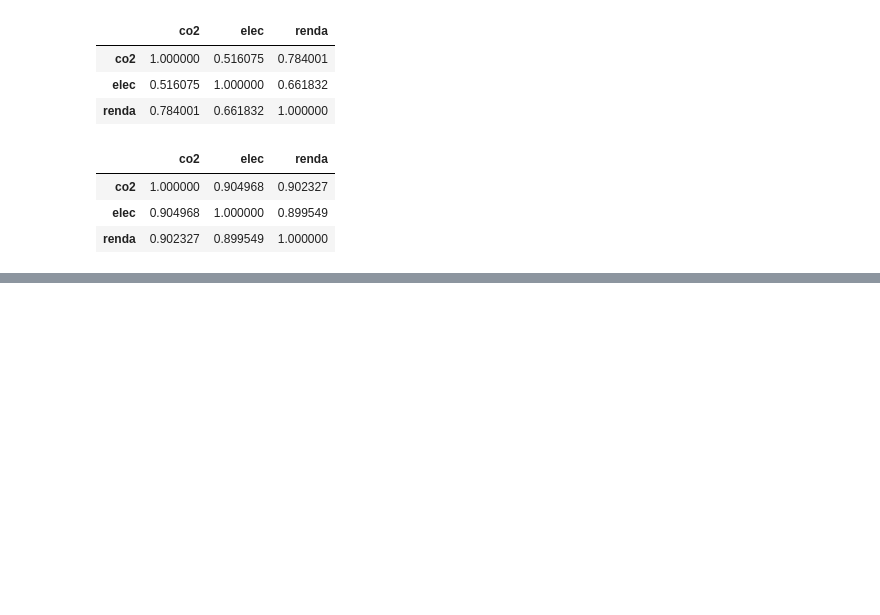
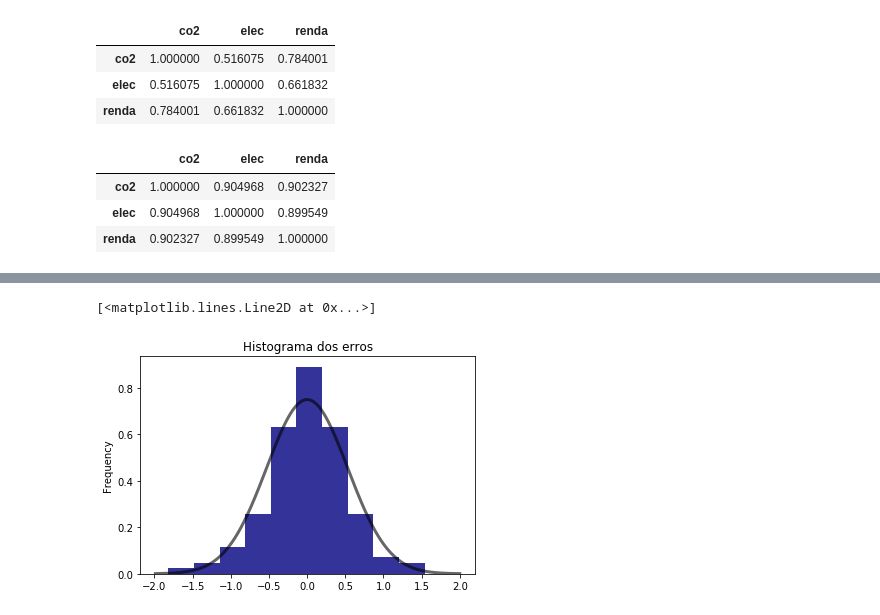
Before and after one commit to chends888/CD1S17, a Jupyter notebook: Projeto 5/Etapa 3.ipynb, the cells around one changed output, grey strips where cells are left out. Drawn from its saved outputs; the diff is of its cells as text; code cells hidden in the pictures; blank space fills up the shorter version.

```diff
--- a/Projeto 5/Etapa 3.ipynb
+++ b/Projeto 5/Etapa 3.ipynb
@@ -183,0 +260,8 @@ plt.show()
+# %%
+results.resid.plot.hist(color = "Navy", alpha = 0.8, title = 'Histograma dos erros', normed = 1)
+
+x = sorted(stats.norm.rvs(size = 10000, loc = results.resid.mean(), scale = results.resid.std()))
+plt.plot(x, stats.norm.pdf(x, loc = results.resid.mean(), scale = results.resid.std()), lw = 3, alpha = 0.6, color = 'Black')
+# %% [output]
+[<matplotlib.lines.Line2D at 0x...>]
+[figure, added]
```
Also changed, not shown: parts of 26 cells of this notebook.
